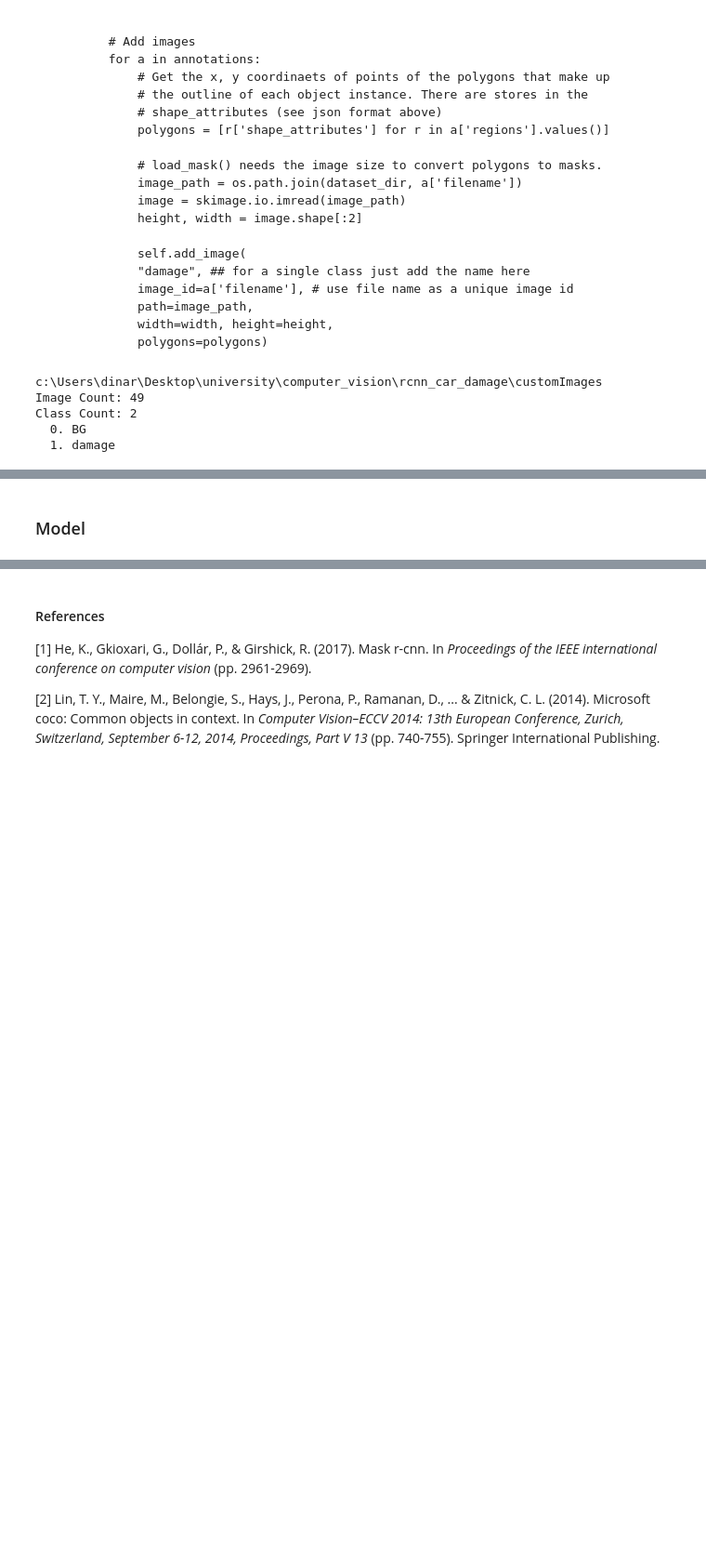
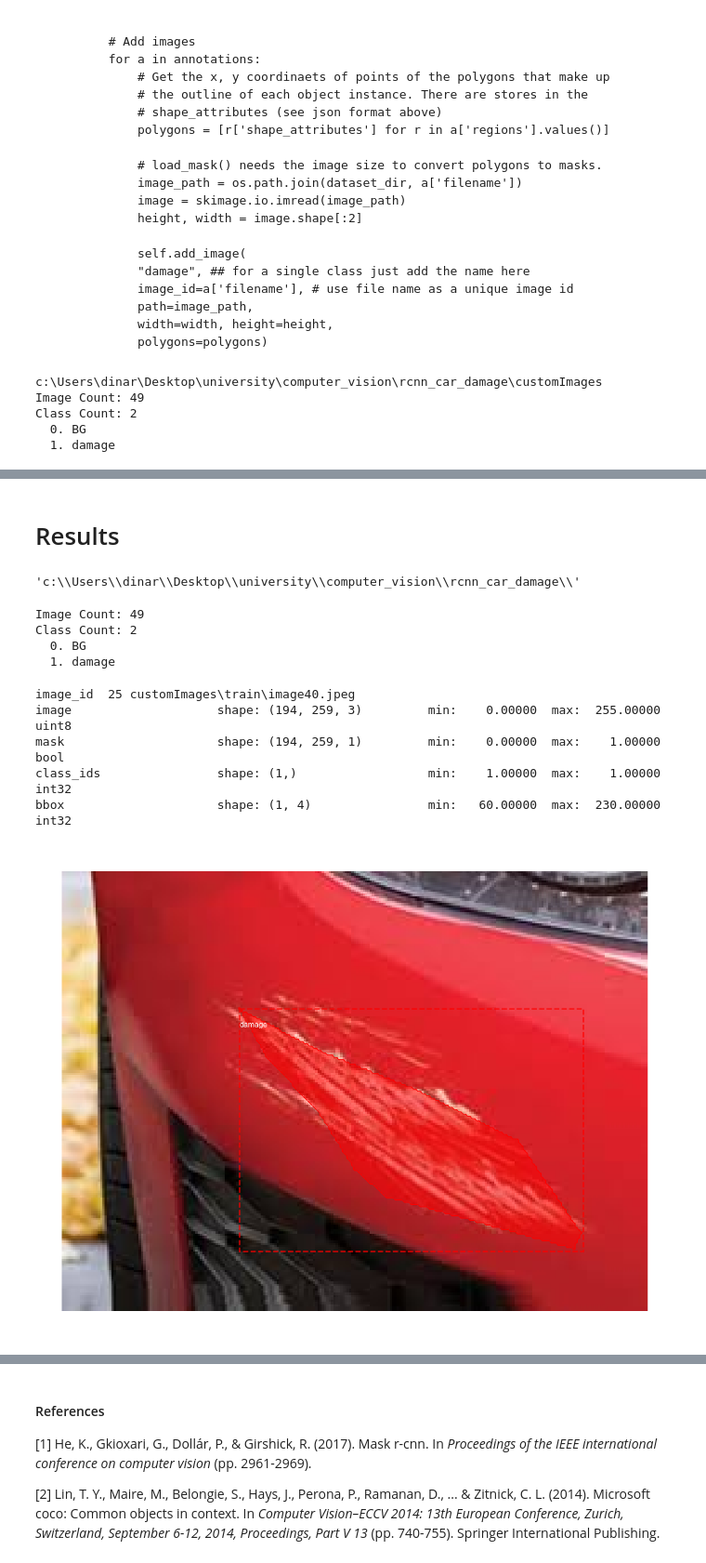
Before and after one commit to dissagaliyeva/masters, a Jupyter notebook: computer_vision/rcnn_car_damage/analysis.ipynb, the cells around one changed output, grey strips where cells are left out. Shown at 93% size. Cells and saved outputs as stored; diff of their text form; code cells hidden in the pictures; blank space fills up the shorter version.

```diff
--- a/computer_vision/rcnn_car_damage/analysis.ipynb
+++ b/computer_vision/rcnn_car_damage/analysis.ipynb
@@ -160,0 +292,14 @@ for image_id in image_ids:
+# %%
+# configure
+config = custom.CustomConfig()
+config.display()
+
+# set logs dir
+DEFAULT_LOGS_DIR = os.path.join(ROOT_DIR, "logs")
+
+# create the model
+model = modellib.MaskRCNN(mode='training', config=config, model_dir=DEFAULT_LOGS_DIR)
+
+# set weights
+weights = 'mask_rcnn_coco.h5'
+print('Weights path:', weights)
@@ -160,0 +324,2 @@ for image_id in image_ids:
+# %%
+custom.train(model, 'customImages/', config)
@@ -161,2 +363,61 @@ for image_id in image_ids:
 # %% [markdown]
-### Model
+# Results
+# %%
+import sys
+
+# Root directory of the project
+ROOT_DIR = os.getcwd()
+sys.path.append(ROOT_DIR)  # To find local version of the library
+
+# Directory of logs
+MODEL_DIR = os.path.join(ROOT_DIR, "logs")
+
+# Path to trained model
+custom_WEIGHTS_PATH = 'mask_rcnn_damage_0100.h5'
+
+# Configurations
+config = custom.CustomConfig()
+dataset_DIR = os.path.join(ROOT_DIR, "")
+dataset_DIR
+# %% [output]
+'c:\\Users\\dinar\\Desktop\\university\\computer_vision\\rcnn_car_damage\\'
+# %%
+# Load dataset
+dataset = custom.CustomDataset()
+dataset.load_custom('customImages', "train")
+dataset.prepare()
+
+print("Image Count: {}".format(len(dataset.image_ids)))
+print("Class Count: {}".format(dataset.num_classes))
+for i, info in enumerate(dataset.class_info):
+    print("{:3}. {:50}".format(i, info['name']))
+# %% [output]
+Image Count: 49
+Class Count: 2
+  0. BG
+  1. damage
+# %%
+# Get BB and details of random image
+image_id = random.choice(dataset.image_ids)
+image = dataset.load_image(image_id)
+mask, class_ids = dataset.load_mask(image_id)
+
+# Compute Bounding box
+bbox = utils.extract_bboxes(mask)
+
+# Display image and additional stats
+print("image_id ", image_id, dataset.image_reference(image_id))
+log("image", image)
+log("mask", mask)
+log("class_ids", class_ids)
+log("bbox", bbox)
+
+# Display image and instances
+visualize.display_instances(image, bbox, mask, class_ids, dataset.class_names)
+# %% [output]
+image_id  25 customImages\train\image40.jpeg
+image                    shape: (194, 259, 3)         min:    0.00000  max:  255.00000  uint8
+mask                     shape: (194, 259, 1)         min:    0.00000  max:    1.00000  bool
+class_ids                shape: (1,)                  min:    1.00000  max:    1.00000  int32
+bbox                     shape: (1, 4)                min:   60.00000  max:  230.00000  int32
+[figure, added]
```
Also changed, not shown: parts of 18 cells of this notebook, 30 other files.
